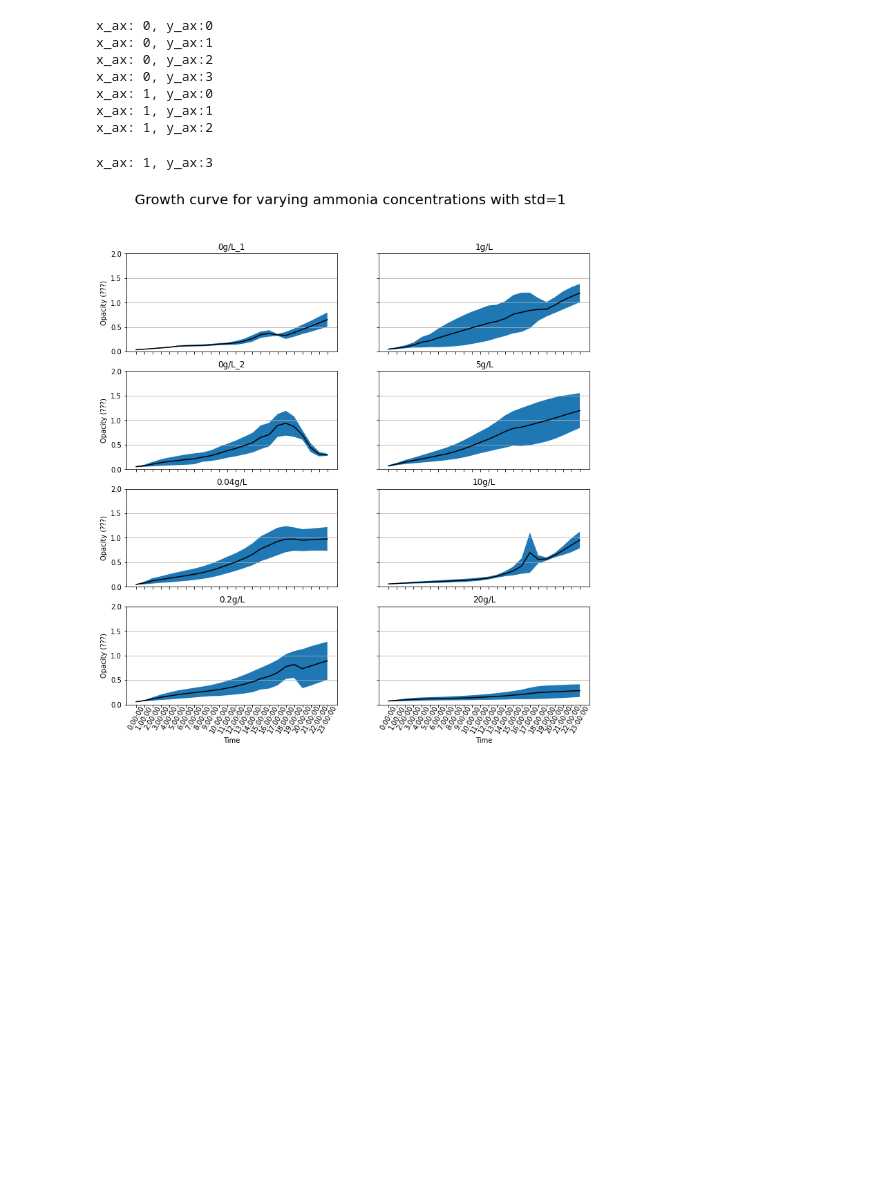
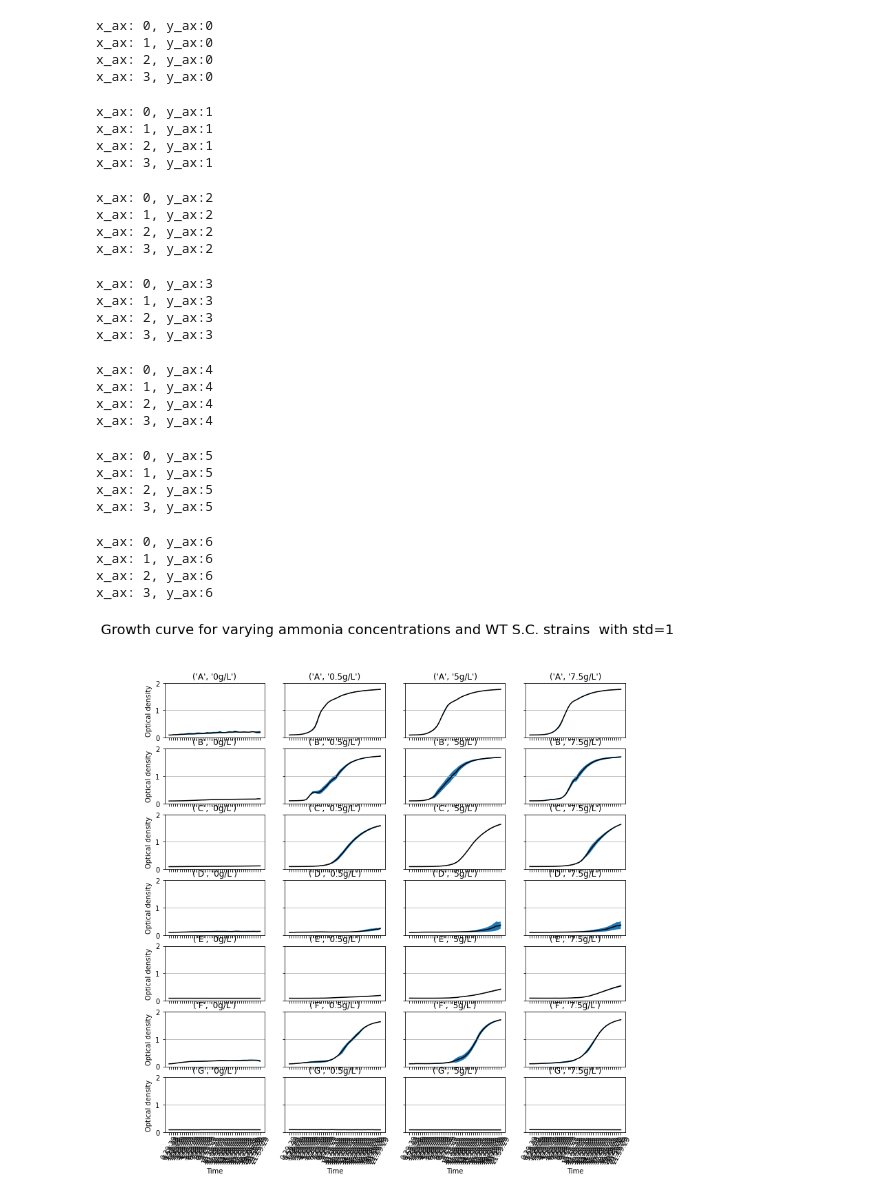
Before and after one commit to Ritten11/GraphGenerationIGEM, a Jupyter notebook: graph.ipynb, the cells around one changed output. Drawn from its saved outputs; the diff is of its cells as text; code cells hidden in the pictures; blank space fills up the shorter version.

Commit message:
updated the graph generation script for the new growth experiements of 11-8

```diff
--- a/graph.ipynb
+++ b/graph.ipynb
@@ -3,7 +3,8 @@
 import pandas as pd
 import os
 
-data = pd.read_csv('data'+os.path.sep+'20210701_Ammonium_results_IGEM2021 (0001).xlsx - Sheet1.csv')
+data = pd.read_csv('data'+os.path.sep+'ammoniagrowthcurve11_8 (0001).csv')
+layout = pd.read_csv('data'+os.path.sep+'Layout_ammoniagrowthcurve11_8.csv')
 
 print(data)
 # %% [output]
@@ -27,9 +28,15 @@ print(data)
 # %%
 # Defining the experimental conditions/categories
-categories = ['0g/L_1', '0g/L_2', '0.04g/L', '0.2g/L', '1g/L', '5g/L','10g/L','20g/L']
+strains = ['A', 'B', 'C', 'D', 'E', 'F', 'G']
+conditions = ['0g/L', '0.5g/L', '5g/L', '7.5g/L']
+categories = []
+for strain in strains:
+    for condition in conditions:
+        categories.append((strain, condition))
 column_names_categories = {} # Initialize an empty dictionary for linking the experimental conditions to the column names
-for i, name in enumerate(categories, 1): # Loop over all categories and generate the associated column names
-    column_names_categories[name] = [str(1)+' (A'+str(i)+')', str(2)+' (B'+str(i)+')', str(3)+' (C'+str(i)+')']
+for i, name in enumerate(categories): # Loop over all categories and generate the associated column names
+    idx = i%4
+    column_names_categories[name] = [name[0]+str(idx*3+1), name[0]+str(idx*3+2), name[0]+str(idx*3+3)]
 
 print(column_names_categories)
 # %% [output]
@@ -62,53 +69,73 @@ def get_mean_and_std(d, category):
 # %%
 # Plot of the average with error bars
 
-# Initialize 8 subplots (4 by 2) that share the x anf y values
-fig, axs = plt.subplots(4,2, sharex=True, sharey=True, figsize=(12,12))
+# Initialize 28 subplots (7 by 4) that share the x anf y values
+fig, axs = plt.subplots(7,4, sharex=True, sharey=True, figsize=(12,12))
 
 # For each category, create plot the average and std
 for i, category in enumerate(categories):
     # determining which ax-index is needed for the current plot
-    x_ax = int(i/4)
-    y_ax = i%4
+    y_ax = int(i/4)
+    x_ax = i%4
     print(f"x_ax: {x_ax}, y_ax:{y_ax}")
     mean, deviation = get_mean_and_std(data, category)
 
     # plot the mean line of the data
-    axs[y_ax,x_ax].plot(data['Replicates'], mean, 'k-')
+    axs[y_ax,x_ax].plot(data['Kinetic read'], mean, 'k-')
 
     # added the standard deviation to the plot (assuming normally distributed data)
-    axs[y_ax,x_ax].fill_between(data['Replicates'], mean-deviation, mean+deviation)
+    axs[y_ax,x_ax].fill_between(data['Kinetic read'], mean-deviation, mean+deviation)
 
     # Rotate the labels on the x-axis
-    axs[y_ax,x_ax].set_xticklabels(data['Replicates'], rotation = 60, ha="center", position=(0.0,0.05))
+    axs[y_ax,x_ax].set_xticklabels(data['Kinetic read'], rotation = 60, ha="center", position=(0.0,0.05))
 
     # Add gridlines
     axs[y_ax,x_ax].yaxis.grid()
 
     # Add a title to the subplot
     axs[y_ax,x_ax].set_title(category)
 # set labels for x and y axis
 plt.setp(axs[-1, :], xlabel='Time')
-plt.setp(axs[:, 0], ylabel='Opacity (???)')
+plt.setp(axs[:, 0], ylabel='Optical density')
 
 # Add title to the main figure
-plt.suptitle('Growth curve for varying ammonia concentrations with std=1', fontsize=20)
+plt.suptitle('Growth curve for varying ammonia concentrations and WT S.C. strains  with std=1', fontsize=20)
 
 # Set the y-limit for all graphs to be the same
 plt.ylim([0,2])
 
 # Safe the figure as a .png
 plt.savefig('Final_figure')
 
 # Show the figure in the IDE
 plt.show()
 # %% [output]
 x_ax: 0, y_ax:0
-x_ax: 0, y_ax:1
-x_ax: 0, y_ax:2
-x_ax: 0, y_ax:3
 x_ax: 1, y_ax:0
-x_ax: 1, y_ax:1
-x_ax: 1, y_ax:2
+x_ax: 2, y_ax:0
+x_ax: 3, y_ax:0
-x_ax: 1, y_ax:3
+x_ax: 0, y_ax:1
+x_ax: 1, y_ax:1
+x_ax: 2, y_ax:1
+x_ax: 3, y_ax:1
+x_ax: 0, y_ax:2
+x_ax: 1, y_ax:2
+x_ax: 2, y_ax:2
+x_ax: 3, y_ax:2
+x_ax: 0, y_ax:3
+x_ax: 1, y_ax:3
+x_ax: 2, y_ax:3
+x_ax: 3, y_ax:3
+x_ax: 0, y_ax:4
+x_ax: 1, y_ax:4
+x_ax: 2, y_ax:4
+x_ax: 3, y_ax:4
+x_ax: 0, y_ax:5
+x_ax: 1, y_ax:5
+x_ax: 2, y_ax:5
+x_ax: 3, y_ax:5
+x_ax: 0, y_ax:6
+x_ax: 1, y_ax:6
+x_ax: 2, y_ax:6
+x_ax: 3, y_ax:6
-[figure, old version]
+[figure, new version]
```
Also changed, not shown: parts of 3 cells of this notebook, 1 other file.
